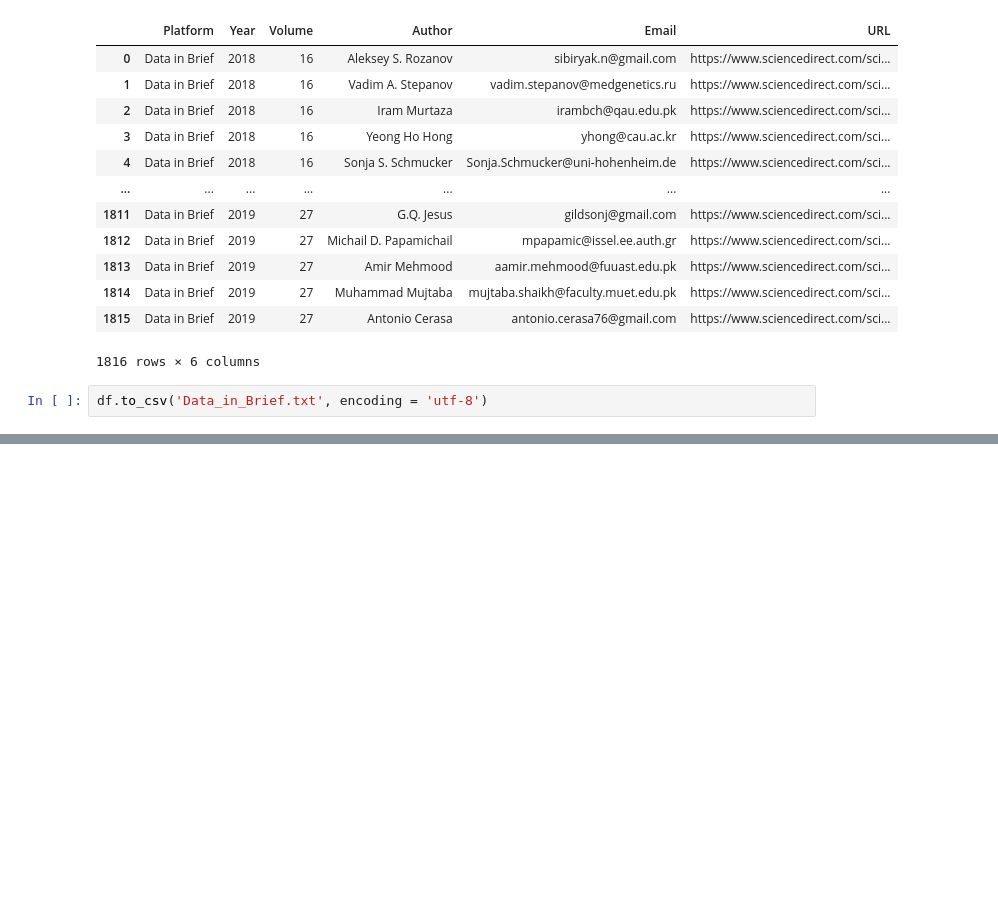
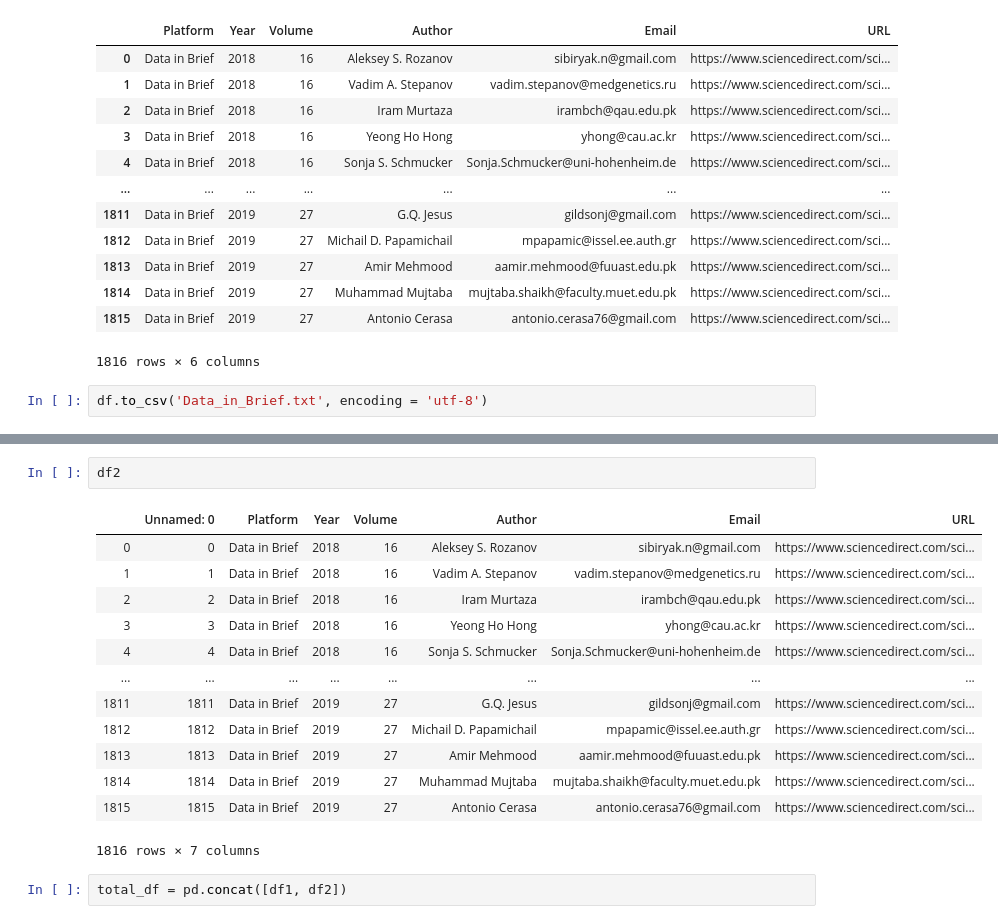
Before and after one commit to soothingni/OEJU, a Jupyter notebook: ArticleCrawler/source/Data_in_Brief.ipynb, the cells around one changed output, grey strips where cells are left out. Drawn from its saved outputs; the diff is of its cells as text; blank space fills up the shorter version.

```diff
--- a/ArticleCrawler/source/Data_in_Brief.ipynb
+++ b/ArticleCrawler/source/Data_in_Brief.ipynb
@@ -272,0 +294,18 @@ df.to_csv('Data_in_Brief.txt', encoding = 'utf-8')
+# %%
+df2
+# %% [output]
+|  | Unnamed: 0 | Platform | Year | Volume | Author | Email | URL |
+| 0 | 0 | Data in Brief | 2018 | 16 | Aleksey S. Rozanov | sibiryak.n@gmail.com | https://www.sciencedirect.com/sci... |
+| 1 | 1 | Data in Brief | 2018 | 16 | Vadim A. Stepanov | vadim.stepanov@medgenetics.ru | https://www.sciencedirect.com/sci... |
+| 2 | 2 | Data in Brief | 2018 | 16 | Iram Murtaza | irambch@qau.edu.pk | https://www.sciencedirect.com/sci... |
+| 3 | 3 | Data in Brief | 2018 | 16 | Yeong Ho Hong | yhong@cau.ac.kr | https://www.sciencedirect.com/sci... |
+| 4 | 4 | Data in Brief | 2018 | 16 | Sonja S. Schmucker | Sonja.Schmucker@uni-hohenheim.de | https://www.sciencedirect.com/sci... |
+| ... | ... | ... | ... | ... | ... | ... | ... |
+| 1811 | 1811 | Data in Brief | 2019 | 27 | G.Q. Jesus | gildsonj@gmail.com | https://www.sciencedirect.com/sci... |
+| 1812 | 1812 | Data in Brief | 2019 | 27 | Michail D. Papamichail | mpapamic@issel.ee.auth.gr | https://www.sciencedirect.com/sci... |
+| 1813 | 1813 | Data in Brief | 2019 | 27 | Amir Mehmood | aamir.mehmood@fuuast.edu.pk | https://www.sciencedirect.com/sci... |
+| 1814 | 1814 | Data in Brief | 2019 | 27 | Muhammad Mujtaba | mujtaba.shaikh@faculty.muet.edu.pk | https://www.sciencedirect.com/sci... |
+| 1815 | 1815 | Data in Brief | 2019 | 27 | Antonio Cerasa | antonio.cerasa76@gmail.com | https://www.sciencedirect.com/sci... |
+1816 rows × 7 columns
+# %%
+total_df = pd.concat([df1, df2])
```
Also changed, not shown: parts of 4 cells of this notebook, 3 other files.
